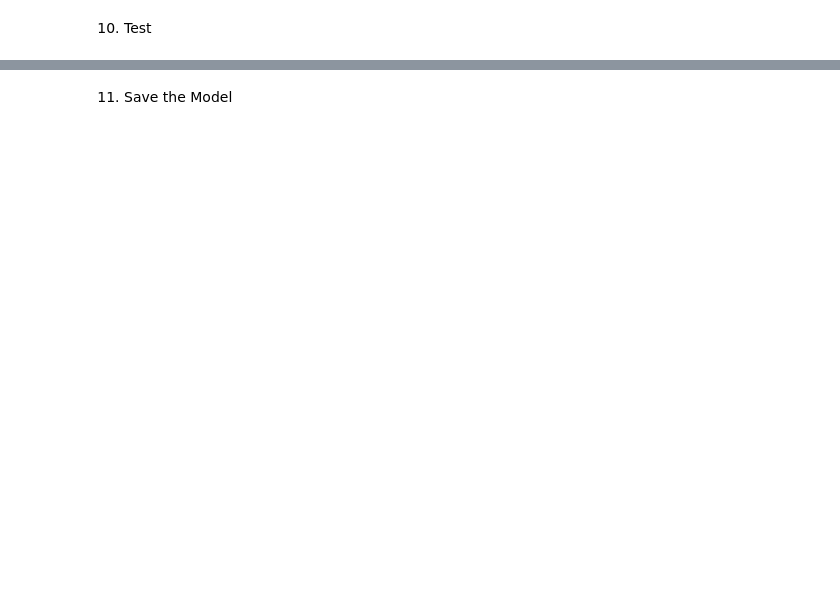
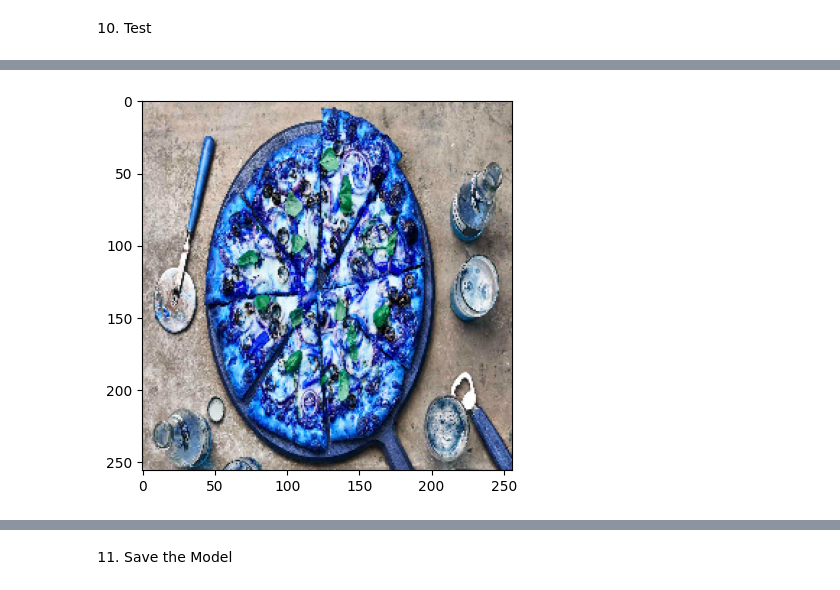
Before and after one commit to anshisinghh/Image-Classification, a Jupyter notebook: getting-started.ipynb, the cells around one changed output, grey strips where cells are left out. Cells and saved outputs as stored; diff of their text form; code cells hidden in the pictures; blank space fills up the shorter version.

```diff
--- a/getting-started.ipynb
+++ b/getting-started.ipynb
@@ -154,5 +271,8 @@ plt.show()
 # %%
-resize = tf.image.resize(img, (256,256))
-plt.imshow(resize.numpy().astype(int))
+img_resized = tf.image.resize(img, (256, 256))
+img_resized = img_resized / 255.0
+plt.imshow(img_resized)
 plt.show()
+# %% [output]
+[figure, added]
 # %%
```
Also changed, not shown: parts of 27 cells of this notebook, 5 other files.
